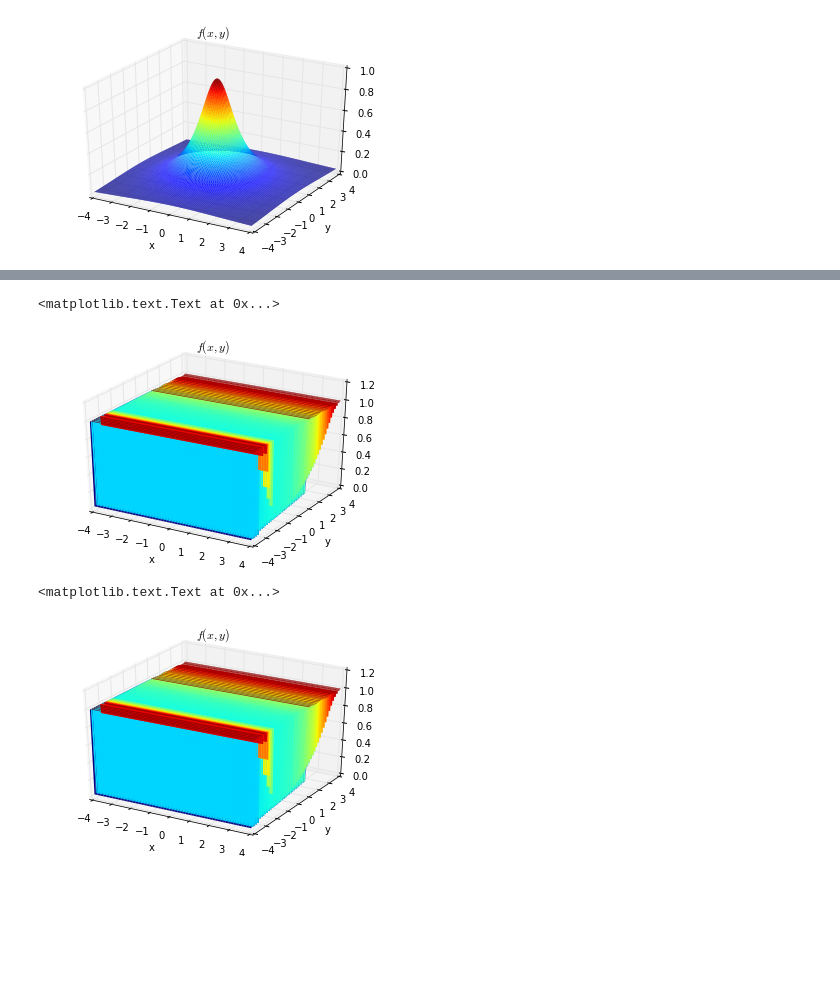
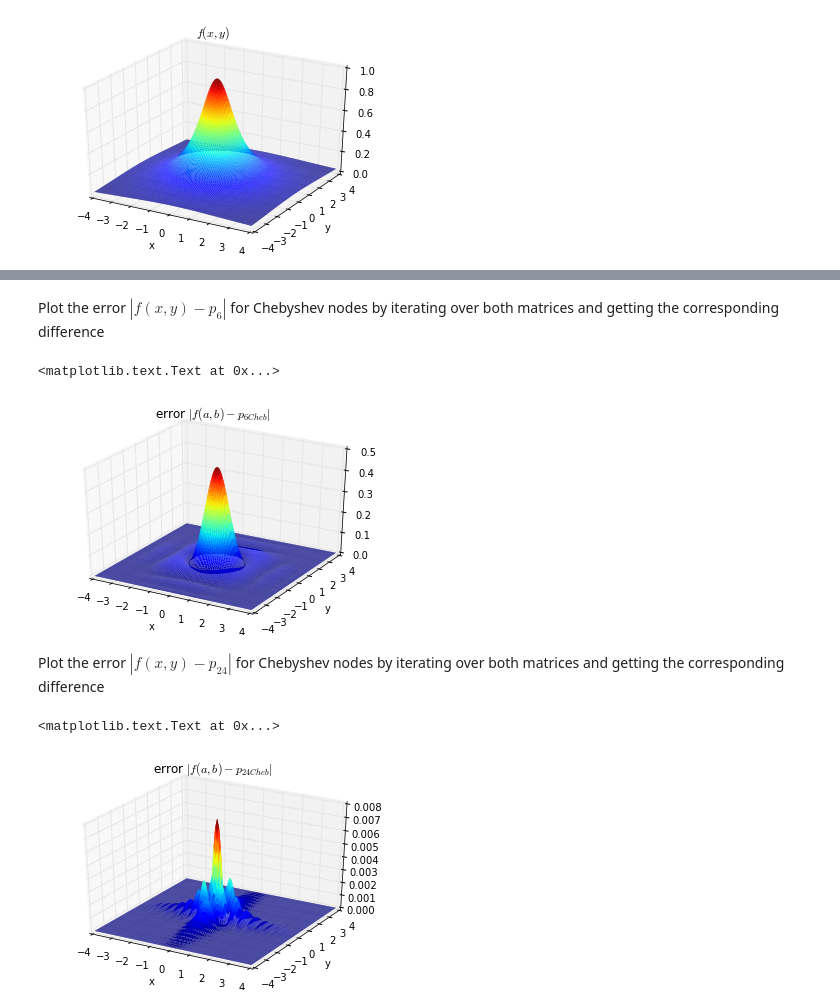
Before and after one commit to popov95s/MATH3316, a Jupyter notebook: Project3/Runge2D.ipynb, the cells around one changed output, grey strips where cells are left out. Cells and saved outputs as stored; diff of their text form; code cells hidden in the pictures; blank space fills up the shorter version.

```diff
--- a/Project3/Runge2D.ipynb
+++ b/Project3/Runge2D.ipynb
@@ -80,7 +92,7 @@ title('$p_{24}$ for uniformly spaced nodes')
 error6_uni=numpy.ndarray((201,101))
 for i in range(0,201):
     for j in range(0,101):
-      error6_uni[i][j]= Runge[i][j]- p6_uni[i][j]
+      error6_uni[i][j]= abs(Runge[i][j]- p6_uni[i][j])
 from mpl_toolkits.mplot3d.axes3d import Axes3D
 fig = figure()
 ax = fig.add_subplot(111, projection='3d')
@@ -88,6 +100,6 @@ X, Y = meshgrid(b, a)
 surf = ax.plot_surface(X, Y, error6_uni, rstride=1, cstride=1, linewidth=0, cmap=cm.jet)
 ax.set_xlabel('x')
 ax.set_ylabel('y')
-title('$f(x,y)$')
+title('error $|f(x,y)-p_{6uni}|$')
 # %% [output]
 <matplotlib.text.Text at 0x...>
@@ -96,7 +110,7 @@ title('$f(x,y)$')
 error24_uni=numpy.ndarray((201,101))
 for i in range(0,201):
     for j in range(0,101):
-      error24_uni[i][j]= Runge[i][j]- p24_uni[i][j]
+      error24_uni[i][j]= abs(Runge[i][j]- p24_uni[i][j])
 from mpl_toolkits.mplot3d.axes3d import Axes3D
 fig = figure()
 ax = fig.add_subplot(111, projection='3d')
@@ -104,6 +118,6 @@ X, Y = meshgrid(b, a)
 surf = ax.plot_surface(X, Y, error24_uni, rstride=1, cstride=1, linewidth=0, cmap=cm.jet)
 ax.set_xlabel('x')
 ax.set_ylabel('y')
-title('Error 24 for uniformly spaced nodes')
+title('Error $|f(x,y)-p_{24uni}|$')
 # %% [output]
 <matplotlib.text.Text at 0x...>
@@ -111,8 +125,10 @@ title('Error 24 for uniformly spaced nodes')
+# %% [markdown]
+Plot the error $|f(x,y) - p_6|$ for Chebyshev nodes by iterating over both matrices and getting the corresponding difference
 # %%
 error6_Cheb=numpy.ndarray((201,101))
 for i in range(0,201):
     for j in range(0,101):
-      error6_Cheb[i][j]= Runge[i][j]- p6_Cheb[i][j]
+      error6_Cheb[i][j]= abs(Runge[i][j]- p6_Cheb[i][j])
 from mpl_toolkits.mplot3d.axes3d import Axes3D
 fig = figure()
 ax = fig.add_subplot(111, projection='3d')
@@ -120,23 +136,25 @@ X, Y = meshgrid(b, a)
 surf = ax.plot_surface(X, Y, error6_Cheb, rstride=1, cstride=1, linewidth=0, cmap=cm.jet)
 ax.set_xlabel('x')
 ax.set_ylabel('y')
-title('$f(x,y)$')
+title('error $|f(x,y)-p_{6Cheb}|$')
 # %% [output]
 <matplotlib.text.Text at 0x...>
-[figure, old version]
+[figure, new version]
+# %% [markdown]
+Plot the error $|f(x,y) - p_{24}|$ for Chebyshev nodes by iterating over both matrices and getting the corresponding difference
 # %%
 error24_Cheb=numpy.ndarray((201,101))
 for i in range(0,201):
     for j in range(0,101):
-      error24_Cheb[i][j]= Runge[i][j]- p24_Cheb[i][j]
+      error24_Cheb[i][j]= abs(Runge[i][j]- p24_Cheb[i][j])
 from mpl_toolkits.mplot3d.axes3d import Axes3D
 fig = figure()
 ax = fig.add_subplot(111, projection='3d')
 X, Y = meshgrid(b, a)
 surf = ax.plot_surface(X, Y, error24_Cheb, rstride=1, cstride=1, linewidth=0, cmap=cm.jet)
 ax.set_xlabel('x')
 ax.set_ylabel('y')
-title('$f(x,y)$')
+title('error $|f(x,y)-p_{24Cheb}|$')
 # %% [output]
 <matplotlib.text.Text at 0x...>
-[figure, old version]
+[figure, new version]
```
Also changed, not shown: parts of 13 cells of this notebook, 9 other files.
